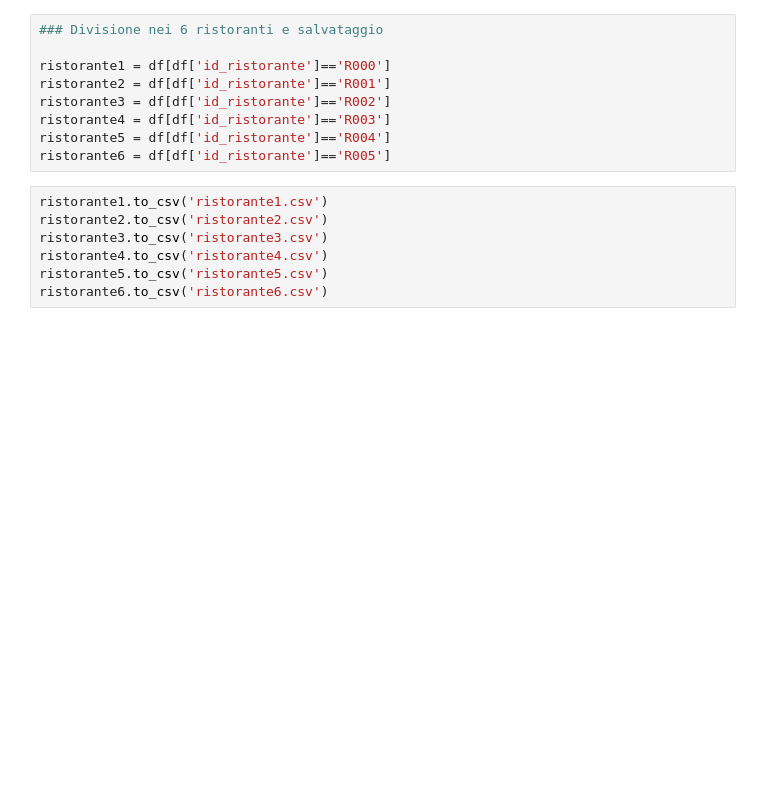
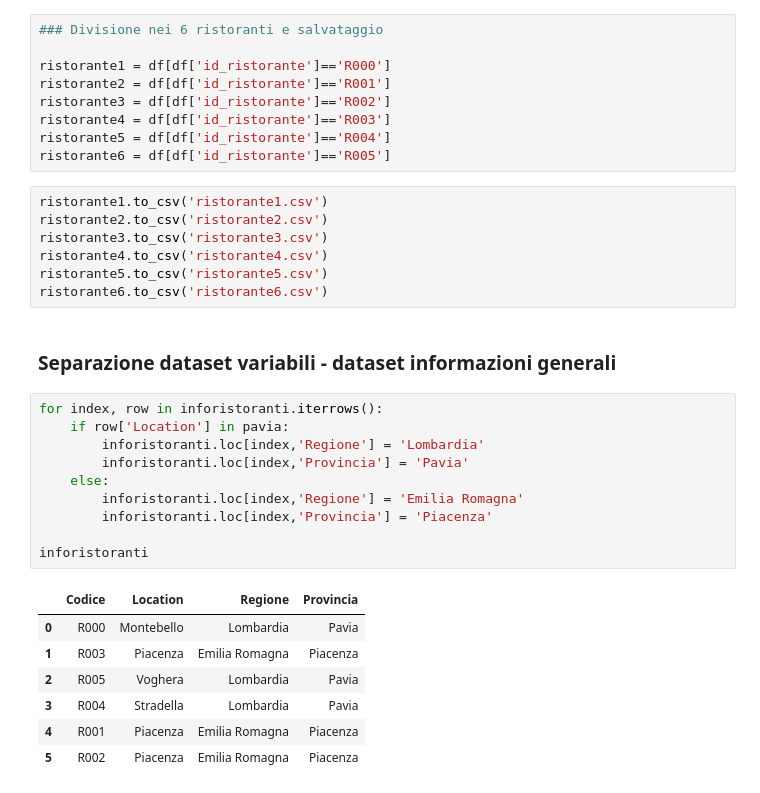
Before and after one commit to giocoal/restaurant-revenue-loss-COVID-retrospective-analysis, a Jupyter notebook: Integrazione dati.ipynb, the cells around one changed output. Drawn from its saved outputs; the diff is of its cells as text; blank space fills up the shorter version.

```diff
--- a/Integrazione dati.ipynb
+++ b/Integrazione dati.ipynb
@@ -1056,3 +1056,23 @@ ristorante3.to_csv('ristorante3.csv')
 ristorante4.to_csv('ristorante4.csv')
 ristorante5.to_csv('ristorante5.csv')
 ristorante6.to_csv('ristorante6.csv')
+# %% [markdown]
+### Separazione dataset variabili - dataset informazioni generali
+# %%
+for index, row in inforistoranti.iterrows():
+    if row['Location'] in pavia:
+        inforistoranti.loc[index,'Regione'] = 'Lombardia'
+        inforistoranti.loc[index,'Provincia'] = 'Pavia'
+    else:
+        inforistoranti.loc[index,'Regione'] = 'Emilia Romagna'
+        inforistoranti.loc[index,'Provincia'] = 'Piacenza'
+
+inforistoranti
+# %% [output]
+|  | Codice | Location | Regione | Provincia |
+| 0 | R000 | Montebello | Lombardia | Pavia |
+| 1 | R003 | Piacenza | Emilia Romagna | Piacenza |
+| 2 | R005 | Voghera | Lombardia | Pavia |
+| 3 | R004 | Stradella | Lombardia | Pavia |
+| 4 | R001 | Piacenza | Emilia Romagna | Piacenza |
+| 5 | R002 | Piacenza | Emilia Romagna | Piacenza |
```
Also changed, not shown: parts of 6 cells of this notebook, 3 other files.
